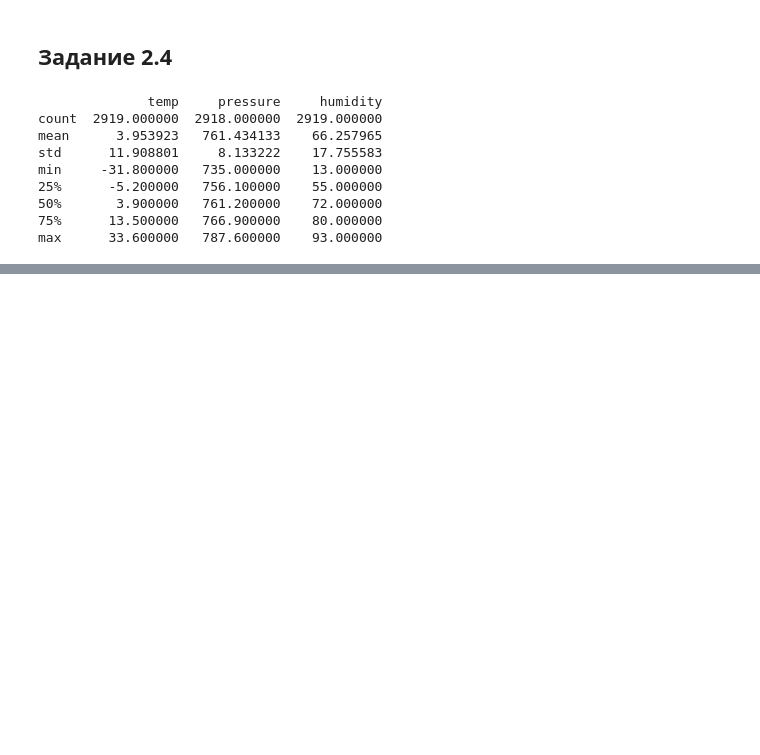
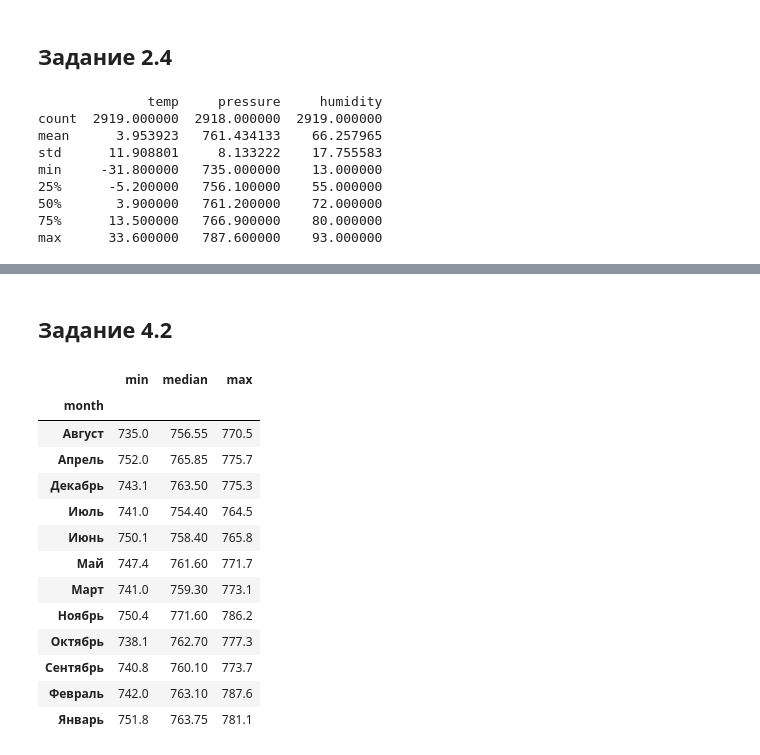
Before and after one commit to k7f44/mike, a Jupyter notebook: 4.2.ipynb, the cells around one changed output, grey strips where cells are left out. Cells and saved outputs as stored; diff of their text form; code cells hidden in the pictures; blank space fills up the shorter version.

```diff
--- a/4.2.ipynb
+++ b/4.2.ipynb
@@ -113,0 +191,28 @@ max      33.600000   787.600000    93.000000
+# %% [markdown]
+## Задание 4.2
+# %%
+import matplotlib.pyplot as plt
+import pandas as pd
+import numpy as np
+df = pd.read_csv('ekb_weather.csv')
+df['date'] = pd.to_datetime(df['date'], format='%d.%m.%Y %H:%M')
+df['month'] = pd.DatetimeIndex(df['date']).month
+months = {1:'Январь', 2:'Февраль', 3:'Март', 4:'Апрель', 5:'Май', 6:'Июнь', 7:'Июль', 8:'Август', 9:'Сентябрь', 10:'Октябрь', 11:'Ноябрь', 12:'Декабрь'}
+df['month'] = df['month'].apply(lambda i: months[i])
+
+df.groupby('month')['pressure'].agg([min, np.median, max])
+# %% [output]
+|  | min | median | max |
+| month |  |  |  |
+| Август | 735.0 | 756.55 | 770.5 |
+| Апрель | 752.0 | 765.85 | 775.7 |
+| Декабрь | 743.1 | 763.50 | 775.3 |
+| Июль | 741.0 | 754.40 | 764.5 |
+| Июнь | 750.1 | 758.40 | 765.8 |
+| Май | 747.4 | 761.60 | 771.7 |
+| Март | 741.0 | 759.30 | 773.1 |
+| Ноябрь | 750.4 | 771.60 | 786.2 |
+| Октябрь | 738.1 | 762.70 | 777.3 |
+| Сентябрь | 740.8 | 760.10 | 773.7 |
+| Февраль | 742.0 | 763.10 | 787.6 |
+| Январь | 751.8 | 763.75 | 781.1 |
```
Also changed, not shown: parts of 11 cells of this notebook.
